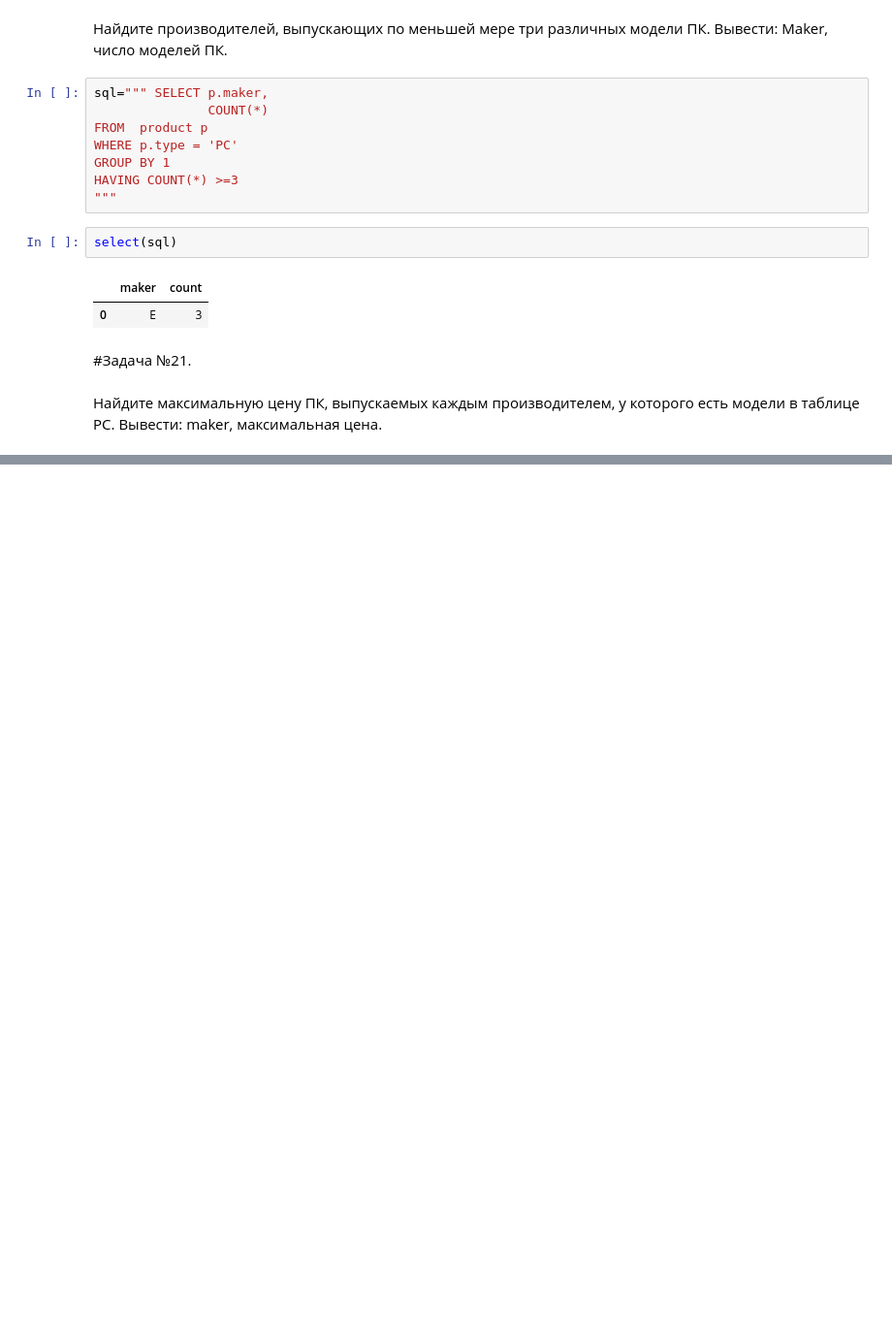
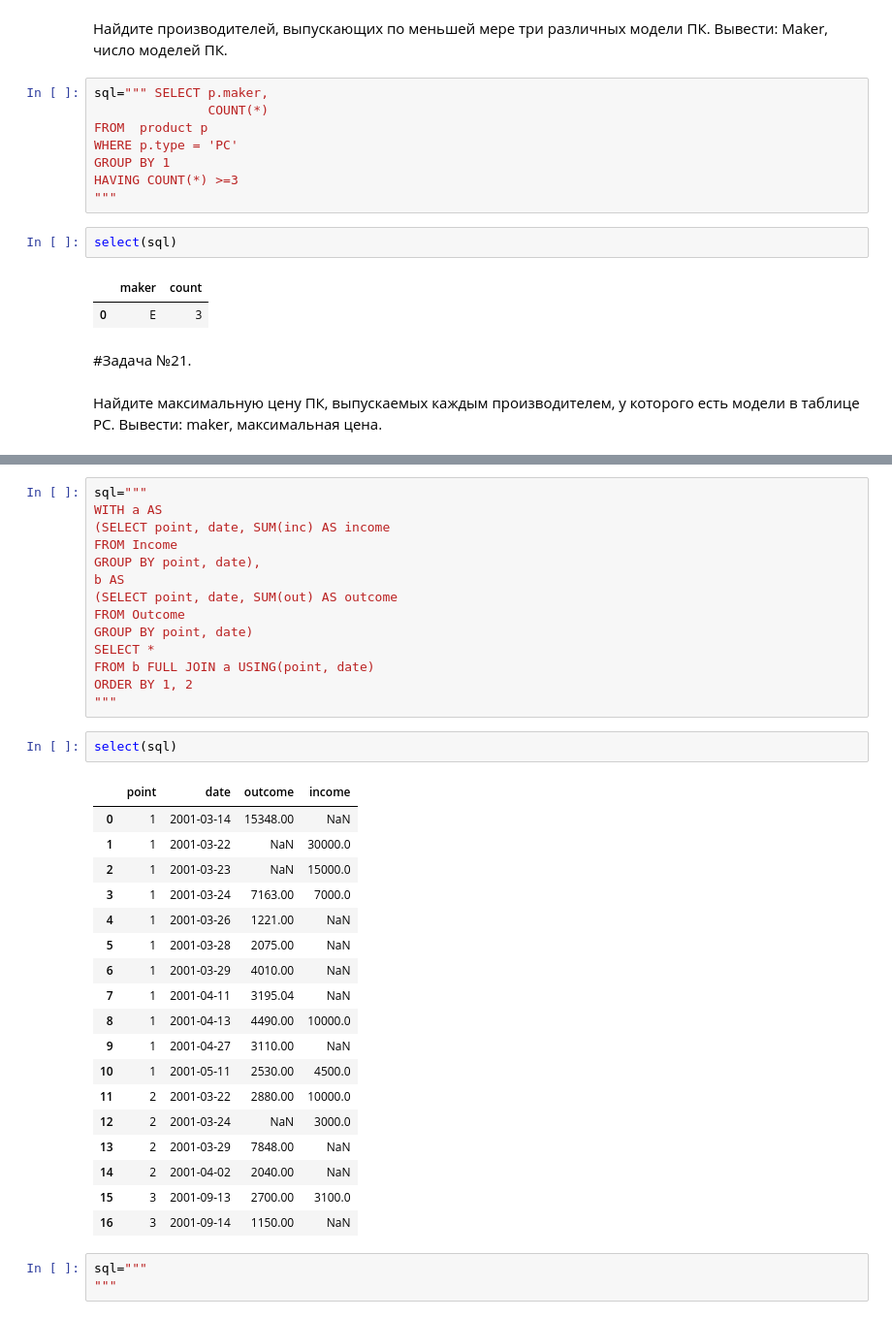
Before and after one commit to Kedrynez/Test_eLama, a Jupyter notebook: sql_ex_postgres_in_colab.ipynb, the cells around one changed output, grey strips where cells are left out. Shown: that part at 97% size. Cells and saved outputs as stored; diff of their text form; blank space fills up the shorter version.

```diff
--- a/sql_ex_postgres_in_colab.ipynb
+++ b/sql_ex_postgres_in_colab.ipynb
@@ -398,0 +646,38 @@ select(sql)
+# %%
+sql="""
+WITH a AS
+(SELECT point, date, SUM(inc) AS income
+FROM Income
+GROUP BY point, date),
+b AS
+(SELECT point, date, SUM(out) AS outcome
+FROM Outcome
+GROUP BY point, date)
+SELECT *
+FROM b FULL JOIN a USING(point, date)
+ORDER BY 1, 2
+"""
+# %%
+select(sql)
+# %% [output]
+|  | point | date | outcome | income |
+| 0 | 1 | 2001-03-14 | 15348.00 | NaN |
+| 1 | 1 | 2001-03-22 | NaN | 30000.0 |
+| 2 | 1 | 2001-03-23 | NaN | 15000.0 |
+| 3 | 1 | 2001-03-24 | 7163.00 | 7000.0 |
+| 4 | 1 | 2001-03-26 | 1221.00 | NaN |
+| 5 | 1 | 2001-03-28 | 2075.00 | NaN |
+| 6 | 1 | 2001-03-29 | 4010.00 | NaN |
+| 7 | 1 | 2001-04-11 | 3195.04 | NaN |
+| 8 | 1 | 2001-04-13 | 4490.00 | 10000.0 |
+| 9 | 1 | 2001-04-27 | 3110.00 | NaN |
+| 10 | 1 | 2001-05-11 | 2530.00 | 4500.0 |
+| 11 | 2 | 2001-03-22 | 2880.00 | 10000.0 |
+| 12 | 2 | 2001-03-24 | NaN | 3000.0 |
+| 13 | 2 | 2001-03-29 | 7848.00 | NaN |
+| 14 | 2 | 2001-04-02 | 2040.00 | NaN |
+| 15 | 3 | 2001-09-13 | 2700.00 | 3100.0 |
+| 16 | 3 | 2001-09-14 | 1150.00 | NaN |
+# %%
+sql="""
+"""
```
Also changed, not shown: parts of 47 cells of this notebook.
